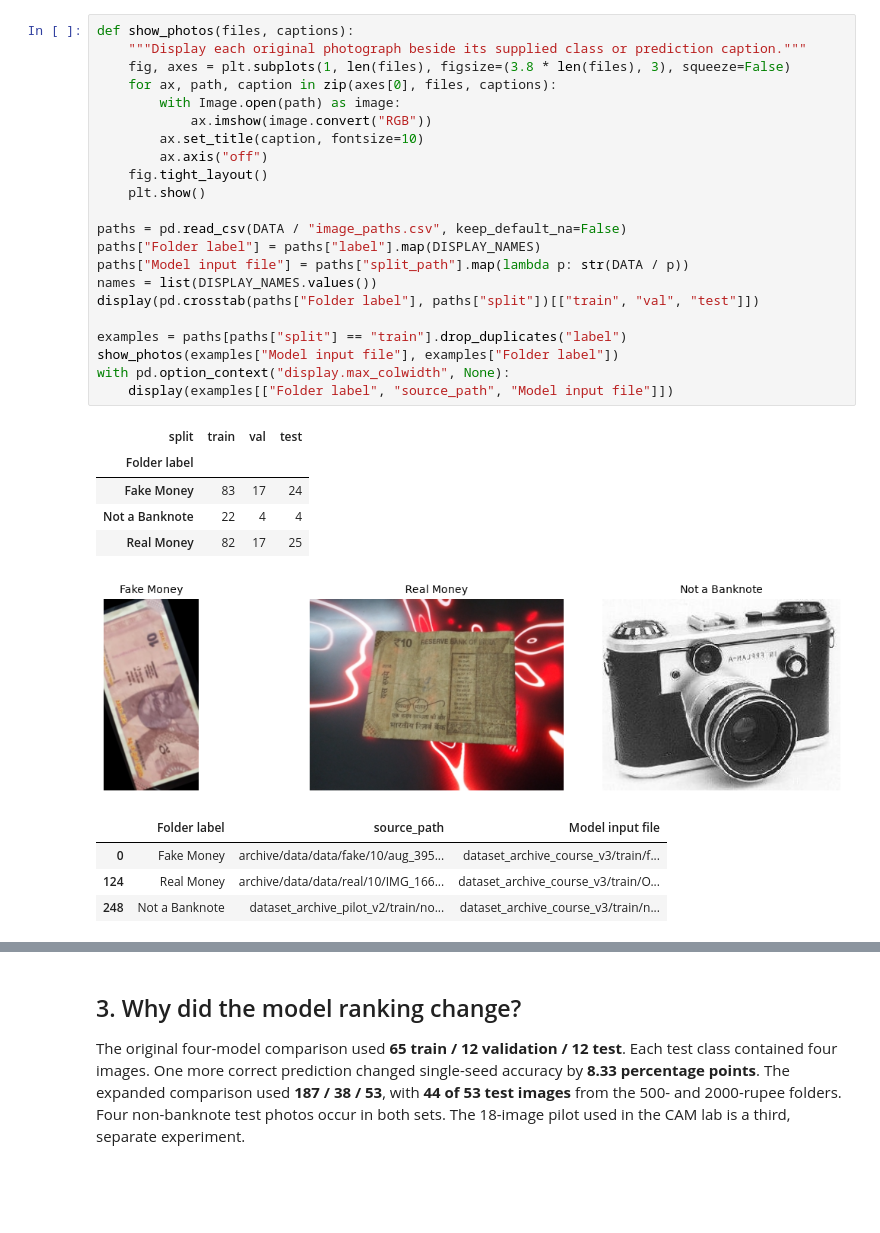
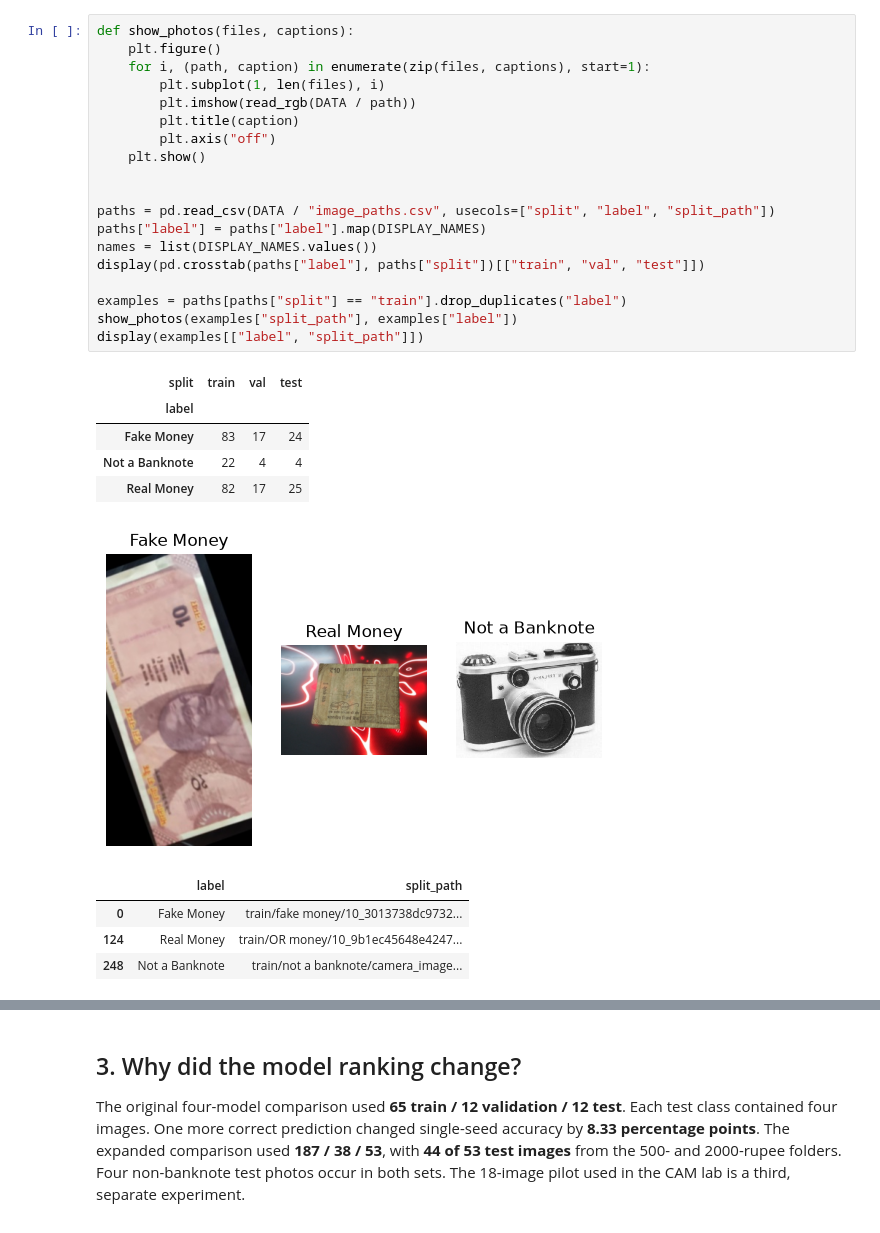
Before and after one commit to exileheadgrz/fakeBankNoteDetection, a Jupyter notebook: moneyDetectionFlassfier.ipynb, the cells around one changed output, grey strips where cells are left out. Cells and saved outputs as stored; diff of their text form; blank space fills up the shorter version.

```diff
--- a/moneyDetectionFlassfier.ipynb
+++ b/moneyDetectionFlassfier.ipynb
@@ -71,36 +75,33 @@ One representative was selected per eligible filename family, with rotation/flip
 # %%
 def show_photos(files, captions):
-    """Display each original photograph beside its supplied class or prediction caption."""
-    fig, axes = plt.subplots(1, len(files), figsize=(3.8 * len(files), 3), squeeze=False)
-    for ax, path, caption in zip(axes[0], files, captions):
-        with Image.open(path) as image:
-            ax.imshow(image.convert("RGB"))
-        ax.set_title(caption, fontsize=10)
-        ax.axis("off")
-    fig.tight_layout()
+    plt.figure()
+    for i, (path, caption) in enumerate(zip(files, captions), start=1):
+        plt.subplot(1, len(files), i)
+        plt.imshow(read_rgb(DATA / path))
+        plt.title(caption)
+        plt.axis("off")
     plt.show()
 
-paths = pd.read_csv(DATA / "image_paths.csv", keep_default_na=False)
-paths["Folder label"] = paths["label"].map(DISPLAY_NAMES)
-paths["Model input file"] = paths["split_path"].map(lambda p: str(DATA / p))
+
+paths = pd.read_csv(DATA / "image_paths.csv", usecols=["split", "label", "split_path"])
+paths["label"] = paths["label"].map(DISPLAY_NAMES)
 names = list(DISPLAY_NAMES.values())
-display(pd.crosstab(paths["Folder label"], paths["split"])[["train", "val", "test"]])
+display(pd.crosstab(paths["label"], paths["split"])[["train", "val", "test"]])
 
 examples = paths[paths["split"] == "train"].drop_duplicates("label")
-show_photos(examples["Model input file"], examples["Folder label"])
-with pd.option_context("display.max_colwidth", None):
-    display(examples[["Folder label", "source_path", "Model input file"]])
+show_photos(examples["split_path"], examples["label"])
+display(examples[["label", "split_path"]])
 # %% [output]
 | split | train | val | test |
-| Folder label |  |  |  |
+| label |  |  |  |
 | Fake Money | 83 | 17 | 24 |
 | Not a Banknote | 22 | 4 | 4 |
 | Real Money | 82 | 17 | 25 |
-[figure, old version]
+[figure, new version]
-|  | Folder label | source_path | Model input file |
-| 0 | Fake Money | archive/data/data/fake/10/aug_395... | dataset_archive_course_v3/train/f... |
-| 124 | Real Money | archive/data/data/real/10/IMG_166... | dataset_archive_course_v3/train/O... |
-| 248 | Not a Banknote | dataset_archive_pilot_v2/train/no... | dataset_archive_course_v3/train/n... |
+|  | label | split_path |
+| 0 | Fake Money | train/fake money/10_3013738dc9732... |
+| 124 | Real Money | train/OR money/10_9b1ec45648e4247... |
+| 248 | Not a Banknote | train/not a banknote/camera_image... |
 # %% [markdown]
 ## 2. Compare the models on the same 53 test photographs
 
```
Also changed, not shown: parts of 26 cells of this notebook, 1 other file.
